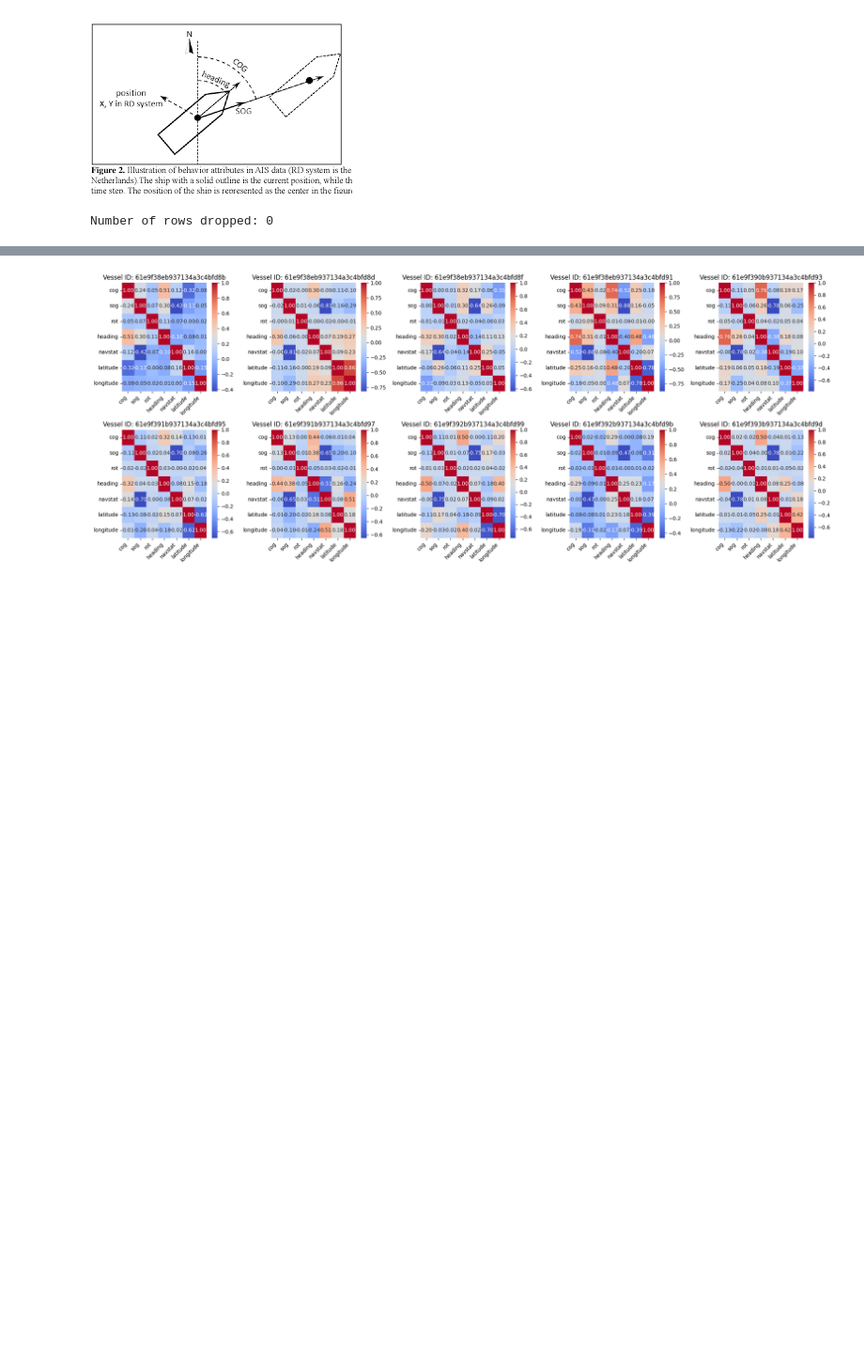
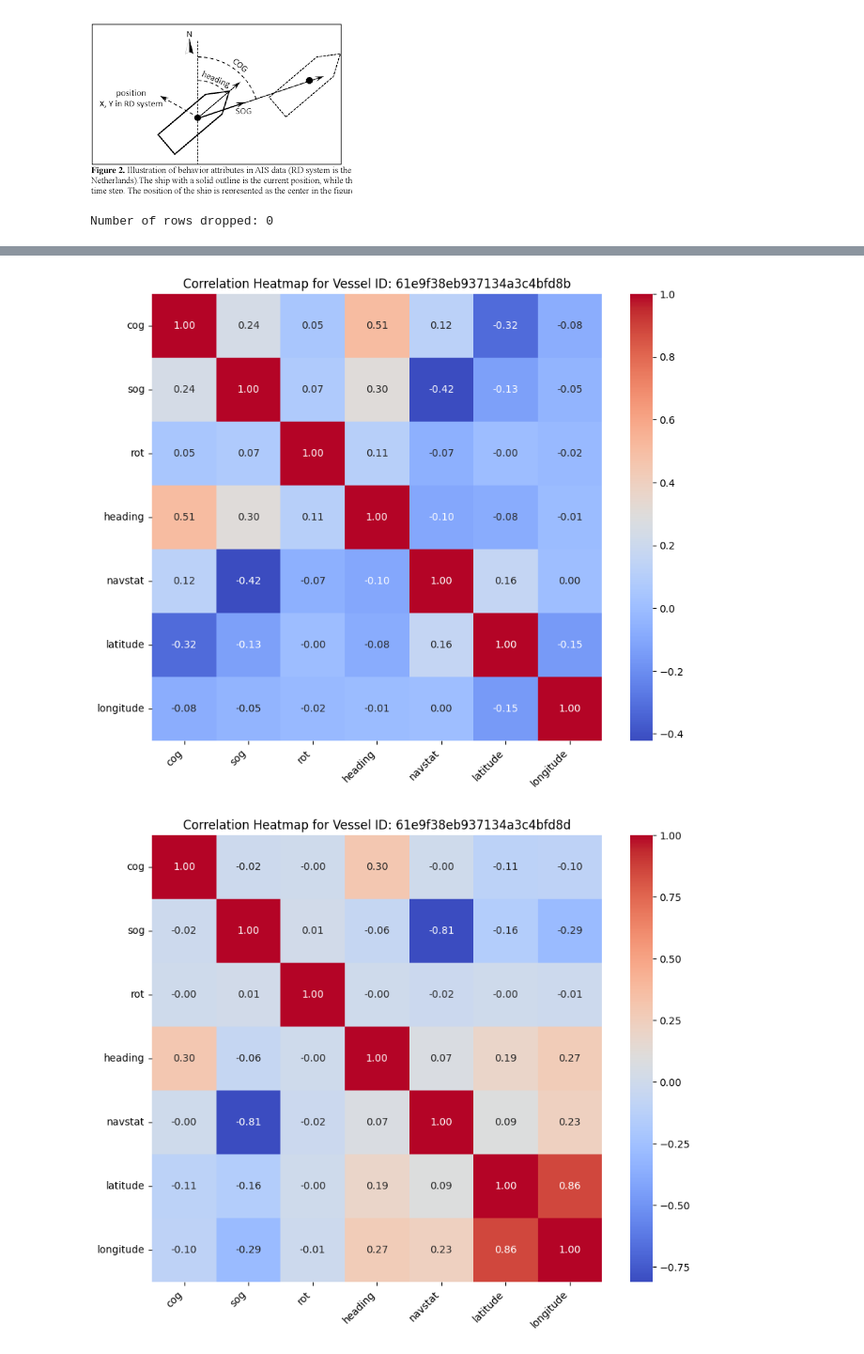
Before and after one commit to alexandersundquist/TDT4173-Modern-Machine-Learning-In-Practice-Project, a Jupyter notebook: data_exploration.ipynb, the cells around one changed output, grey strips where cells are left out. Shown at 94% size. Cells and saved outputs as stored; diff of their text form; code cells hidden in the pictures; blank space fills up the shorter version.

```diff
--- a/data_exploration.ipynb
+++ b/data_exploration.ipynb
@@ -106,39 +109,32 @@ dtype: int64
 # %%
 import pandas as pd
 import seaborn as sns
 import matplotlib.pyplot as plt
 import itertools
 
 # Assuming df is your DataFrame
 # Drop the unwanted columns
 df_filtered = df.drop(columns=['time', 'etaRaw', 'portId'])
 
 # Group by vesselId
 grouped = df_filtered.groupby('vesselId')
 first_ten_groups = list(itertools.islice(grouped, 10))
 
-# Create subplots
-fig, axes = plt.subplots(nrows=2, ncols=5, figsize=(20, 8))
-
-# Flatten the axes array for easy iteration
-axes = axes.flatten()
-
 # Iterate through the first ten groups and plot the correlation heatmap
-for ax, (vessel_id, group) in zip(axes, first_ten_groups):
+for vessel_id, group in first_ten_groups:
     # Select only numeric columns for correlation calculation
     numeric_group = group.select_dtypes(include=[float, int])
 
     # Calculate the correlation matrix for the current vessel
     correlation_matrix = numeric_group.corr()
 
     # Plot the heatmap
-    sns.heatmap(correlation_matrix, annot=True, cmap='coolwarm', fmt='.2f', ax=ax)
-    ax.set_title(f'Vessel ID: {vessel_id}')
-    ax.set_xticklabels(ax.get_xticklabels(), rotation=45, ha='right')
-    ax.set_yticklabels(ax.get_yticklabels(), rotation=0)
-
-# Adjust layout
-plt.tight_layout()
-plt.show()
+    plt.figure(figsize=(10, 8))
+    sns.heatmap(correlation_matrix, annot=True, cmap='coolwarm', fmt='.2f')
+    plt.title(f'Correlation Heatmap for Vessel ID: {vessel_id}')
+    plt.xticks(rotation=45, ha='right')
+    plt.yticks(rotation=0)
+    plt.show()
 # %% [output]
-[figure, old version]
+[figure, new version]
+[figure, added]
```
Also changed, not shown: parts of 4 cells of this notebook, 1 other file.
